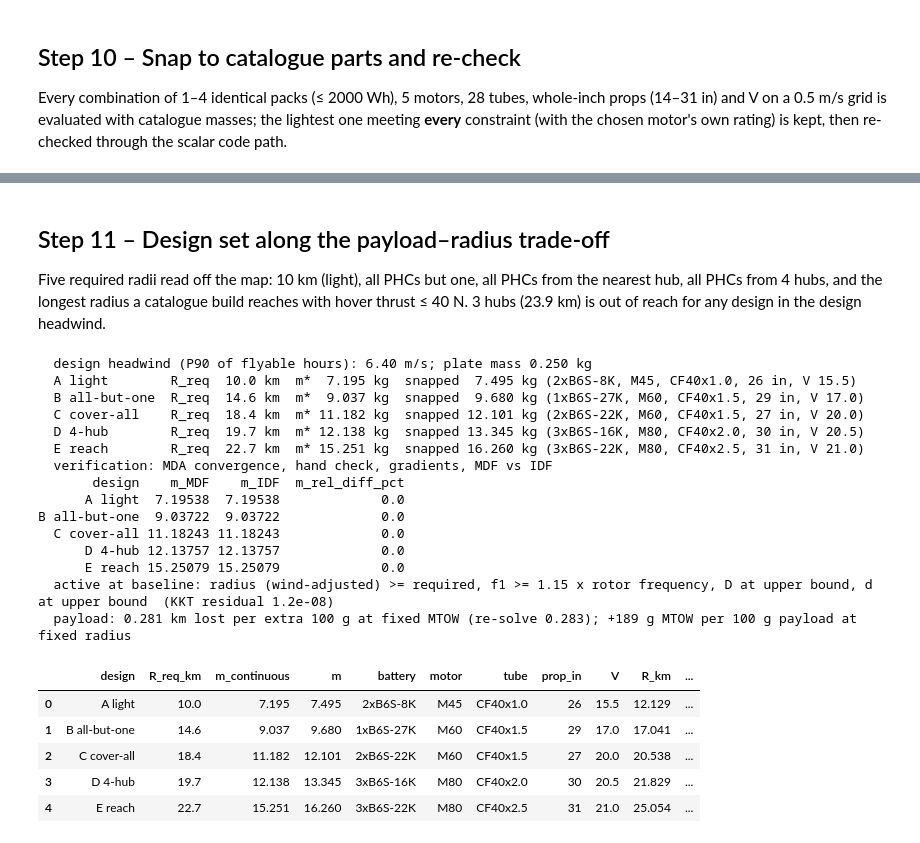
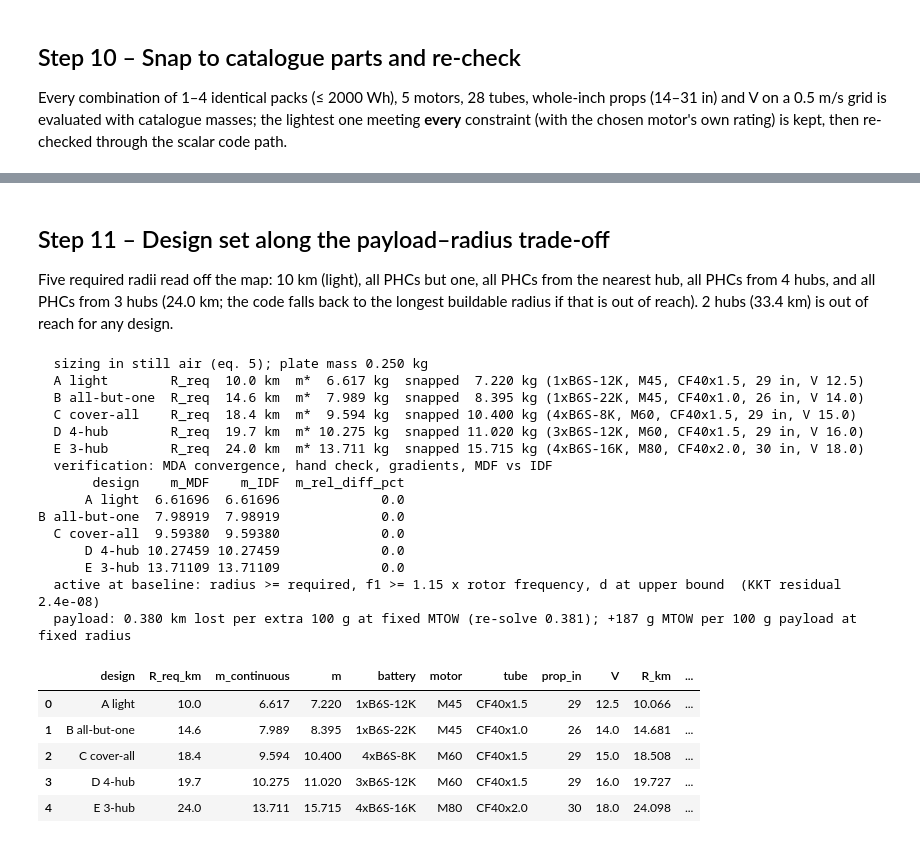
Before and after one commit to id24d001/Skylink, a Jupyter notebook: notebooks/M1_vehicle_MDO.ipynb, the cells around one changed output, grey strips where cells are left out. Drawn from its saved outputs; the diff is of its cells as text; code cells hidden in the pictures.

```diff
--- a/notebooks/M1_vehicle_MDO.ipynb
+++ b/notebooks/M1_vehicle_MDO.ipynb
@@ -264,36 +265,36 @@ dtype: object
 # %% [markdown]
 ## Step 11 – Design set along the payload–radius trade-off
 Five required radii read off the map: 10 km (light), all PHCs but one, all PHCs from the nearest hub,
-all PHCs from 4 hubs, and the longest radius a catalogue build reaches with hover thrust ≤ 40 N.
-3 hubs (23.9 km) is out of reach for any design in the design headwind.
+all PHCs from 4 hubs, and all PHCs from 3 hubs (24.0 km; the code falls back to the longest buildable
+radius if that is out of reach). 2 hubs (33.4 km) is out of reach for any design.
 # %%
 import m1_vehicle.run as m1run
 ctx = m1run.run({})
 d = ctx['m1_designs']
-d[['design', 'R_req_km', 'm_continuous', 'm', 'battery', 'motor', 'tube', 'prop_in', 'V', 'R_km', 'R_wind_km',
+d[['design', 'R_req_km', 'm_continuous', 'm', 'battery', 'motor', 'tube', 'prop_in', 'V', 'R_km',
    'T_max', 'motor_rating_N', 'T_hover_loaded', 'T_hover_empty', 'binding', 'all_feasible', 'drone_capex_inr']].round(3)
 # %% [output]
-  design headwind (P90 of flyable hours): 6.40 m/s; plate mass 0.250 kg
-  A light        R_req  10.0 km  m*  7.195 kg  snapped  7.495 kg (2xB6S-8K, M45, CF40x1.0, 26 in, V 15.5)
-  B all-but-one  R_req  14.6 km  m*  9.037 kg  snapped  9.680 kg (1xB6S-27K, M60, CF40x1.5, 29 in, V 17.0)
-  C cover-all    R_req  18.4 km  m* 11.182 kg  snapped 12.101 kg (2xB6S-22K, M60, CF40x1.5, 27 in, V 20.0)
-  D 4-hub        R_req  19.7 km  m* 12.138 kg  snapped 13.345 kg (3xB6S-16K, M80, CF40x2.0, 30 in, V 20.5)
-  E reach        R_req  22.7 km  m* 15.251 kg  snapped 16.260 kg (3xB6S-22K, M80, CF40x2.5, 31 in, V 21.0)
+  sizing in still air (eq. 5); plate mass 0.250 kg
+  A light        R_req  10.0 km  m*  6.617 kg  snapped  7.220 kg (1xB6S-12K, M45, CF40x1.5, 29 in, V 12.5)
+  B all-but-one  R_req  14.6 km  m*  7.989 kg  snapped  8.395 kg (1xB6S-22K, M45, CF40x1.0, 26 in, V 14.0)
+  C cover-all    R_req  18.4 km  m*  9.594 kg  snapped 10.400 kg (4xB6S-8K, M60, CF40x1.5, 29 in, V 15.0)
+  D 4-hub        R_req  19.7 km  m* 10.275 kg  snapped 11.020 kg (3xB6S-12K, M60, CF40x1.5, 29 in, V 16.0)
+  E 3-hub        R_req  24.0 km  m* 13.711 kg  snapped 15.715 kg (4xB6S-16K, M80, CF40x2.0, 30 in, V 18.0)
   verification: MDA convergence, hand check, gradients, MDF vs IDF
        design    m_MDF    m_IDF  m_rel_diff_pct
-      A light  7.19538  7.19538             0.0
-B all-but-one  9.03722  9.03722             0.0
-  C cover-all 11.18243 11.18243             0.0
-      D 4-hub 12.13757 12.13757             0.0
-      E reach 15.25079 15.25079             0.0
-  active at baseline: radius (wind-adjusted) >= required, f1 >= 1.15 x rotor frequency, D at upper bound, d at upper bound  (KKT residual 1.2e-08)
-  payload: 0.281 km lost per extra 100 g at fixed MTOW (re-solve 0.283); +189 g MTOW per 100 g payload at fixed radius
+      A light  6.61696  6.61696             0.0
+B all-but-one  7.98919  7.98919             0.0
+  C cover-all  9.59380  9.59380             0.0
+      D 4-hub 10.27459 10.27459             0.0
+      E 3-hub 13.71109 13.71109             0.0
+  active at baseline: radius >= required, f1 >= 1.15 x rotor frequency, d at upper bound  (KKT residual 2.4e-08)
+  payload: 0.380 km lost per extra 100 g at fixed MTOW (re-solve 0.381); +187 g MTOW per 100 g payload at fixed radius
 |  | design | R_req_km | m_continuous | m | battery | motor | tube | prop_in | V | R_km | ... |
-| 0 | A light | 10.0 | 7.195 | 7.495 | 2xB6S-8K | M45 | CF40x1.0 | 26 | 15.5 | 12.129 | ... |
-| 1 | B all-but-one | 14.6 | 9.037 | 9.680 | 1xB6S-27K | M60 | CF40x1.5 | 29 | 17.0 | 17.041 | ... |
-| 2 | C cover-all | 18.4 | 11.182 | 12.101 | 2xB6S-22K | M60 | CF40x1.5 | 27 | 20.0 | 20.538 | ... |
-| 3 | D 4-hub | 19.7 | 12.138 | 13.345 | 3xB6S-16K | M80 | CF40x2.0 | 30 | 20.5 | 21.829 | ... |
-| 4 | E reach | 22.7 | 15.251 | 16.260 | 3xB6S-22K | M80 | CF40x2.5 | 31 | 21.0 | 25.054 | ... |
+| 0 | A light | 10.0 | 6.617 | 7.220 | 1xB6S-12K | M45 | CF40x1.5 | 29 | 12.5 | 10.066 | ... |
+| 1 | B all-but-one | 14.6 | 7.989 | 8.395 | 1xB6S-22K | M45 | CF40x1.0 | 26 | 14.0 | 14.681 | ... |
+| 2 | C cover-all | 18.4 | 9.594 | 10.400 | 4xB6S-8K | M60 | CF40x1.5 | 29 | 15.0 | 18.508 | ... |
+| 3 | D 4-hub | 19.7 | 10.275 | 11.020 | 3xB6S-12K | M60 | CF40x1.5 | 29 | 16.0 | 19.727 | ... |
+| 4 | E 3-hub | 24.0 | 13.711 | 15.715 | 4xB6S-16K | M80 | CF40x2.0 | 30 | 18.0 | 24.098 | ... |
 # %%
 display(Image(str(FIGURES / 'm1_tradeoff.png')))
 # %% [output]
```
Also changed, not shown: parts of 10 cells of this notebook, 18 other files.
